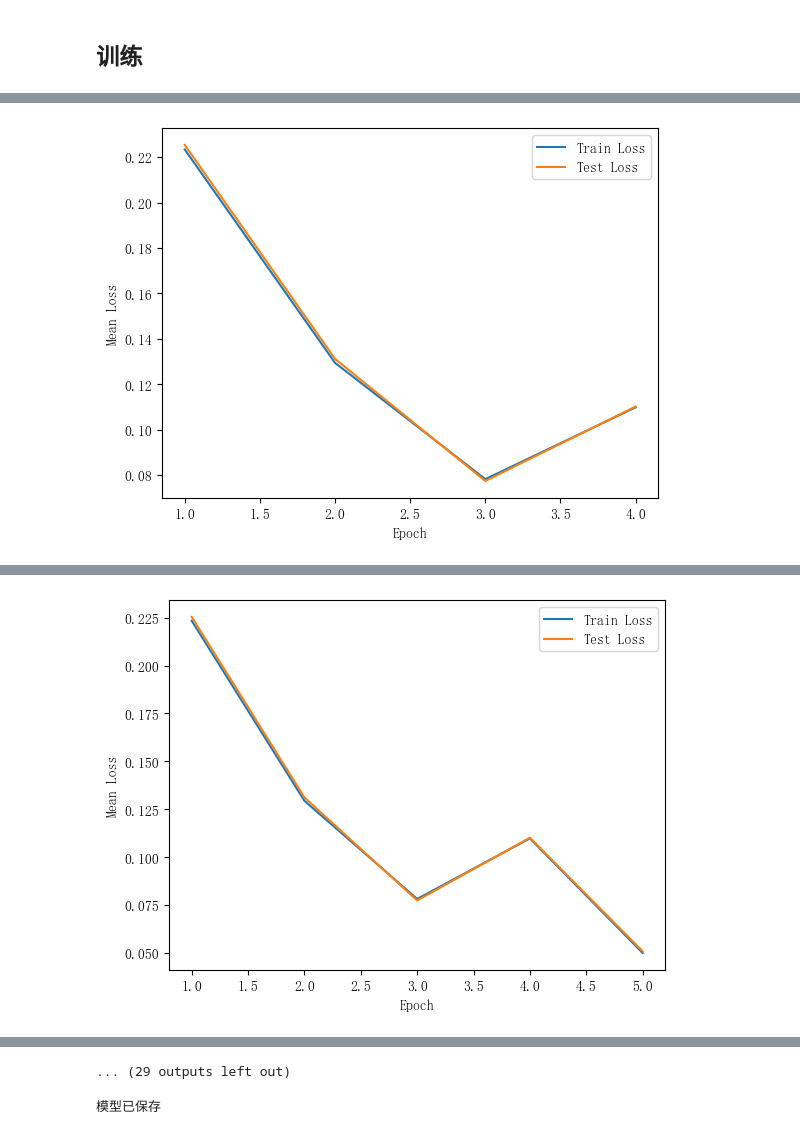
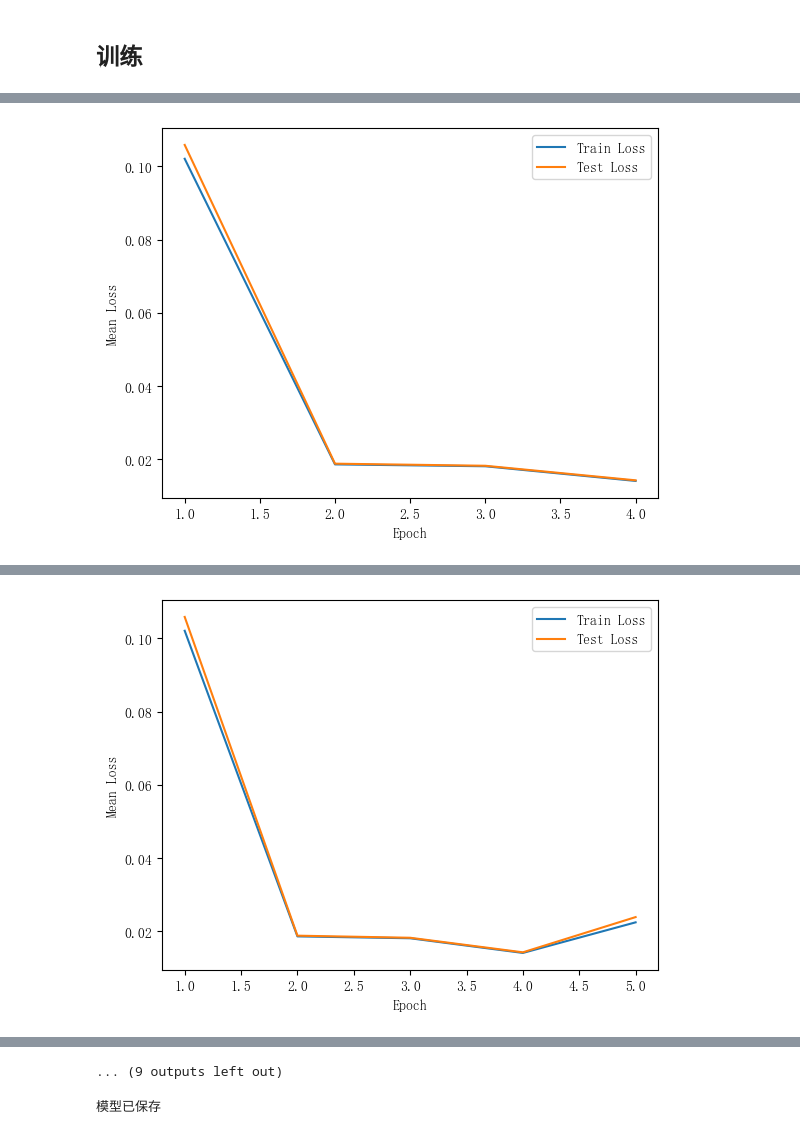
Before and after one commit to Greenmilkvvv/Deep-GLU-Calibrating, a Jupyter notebook: Pricing/rBergomi/flat_forward_variance/rBergomi_MGLU_pricer.ipynb, the cells around one changed output, grey strips where cells are left out. Drawn from its saved outputs; the diff is of its cells as text; code cells hidden in the pictures.

```diff
--- a/Pricing/rBergomi/flat_forward_variance/rBergomi_MGLU_pricer.ipynb
+++ b/Pricing/rBergomi/flat_forward_variance/rBergomi_MGLU_pricer.ipynb
@@ -48,7 +48,24 @@ hyperparams = {
 model = NN_pricing_MGLU(hyperparams).to(device=device, dtype=torch.float64)
 
 loss_MSE = MSELoss()
-optim_Adam = torch.optim.Adam(model.parameters(), lr=0.0001)
+
+# 优化器的特殊设置
+# 分离掩码参数和其他参数
+mask_params = []
+other_params = []
+for name, param in model.named_parameters():
+    if 'mask' in name:
+        mask_params.append(param)
+        print(f"Mask param: {name}, shape: {param.shape}")
+    else:
+        other_params.append(param)
+
+# 为不同参数组配置不同的学习率
+optim_Adam = torch.optim.Adam([
+    {'params': other_params, 'lr': 0.001},   # 主参数用较高学习率
+    {'params': mask_params, 'lr': 0.00001}   # 掩码参数用极低学习率，建议是其他的1/100
+], weight_decay=1e-5)  # 可以加入轻微权重衰减
+
 
 tain_loss_lst, test_loss_lst = train_model(
     loss_MSE,
@@ -57,7 +74,7 @@ tain_loss_lst, test_loss_lst = train_model(
     data_loader,
     train_data,
     test_data,
-    epochs=20
+    epochs=10
 )
 
 print(f"训练集损失: {tain_loss_lst[-1]}")
@@ -137 +154 @@ Test Loss: 0.11015034910956192
-[figure, old version]
+[figure, new version]
@@ -155 +172 @@ Test Loss: 0.050861556963803456
-[figure, old version]
+[figure, new version]
@@ -174,4 +191,4 @@ Test Loss: 0.054115487067777156
-... (29 outputs left out)
+... (9 outputs left out)
 # %%
 torch.save(model.state_dict(), r"../../../Results/models/MGLU_rBergomi_flat_forward_variance.pth")
 
```
Also changed, not shown: parts of 1 cell of this notebook, 3 other files.
